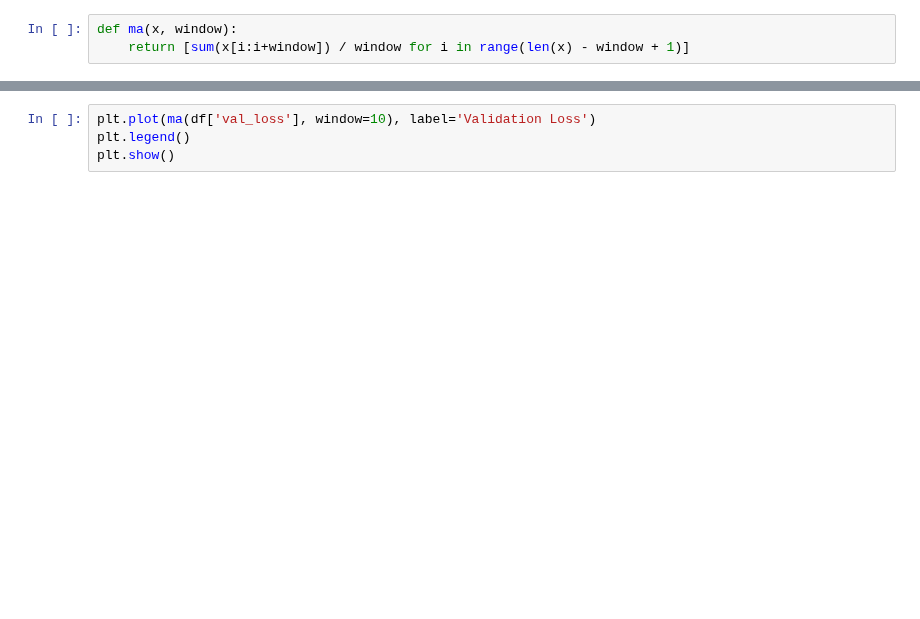
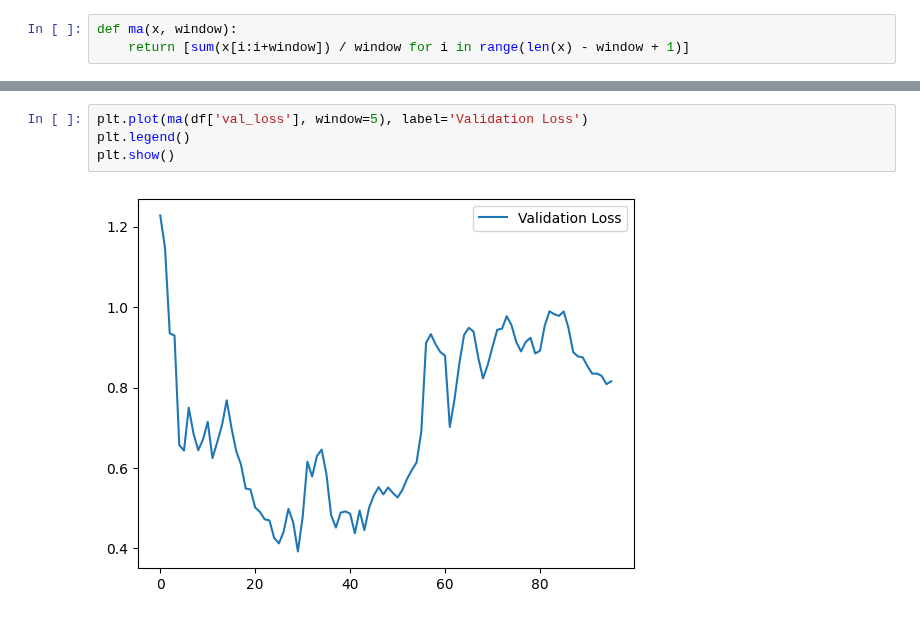
Before and after one commit to EmilienJemelen/selective-classification, a Jupyter notebook: Mammographies/check_train.ipynb, the cells around one changed output, grey strips where cells are left out. Drawn from its saved outputs; the diff is of its cells as text; blank space fills up the shorter version.

```diff
--- a/Mammographies/check_train.ipynb
+++ b/Mammographies/check_train.ipynb
@@ -20,5 +31,7 @@ plt.show()
 # %%
-plt.plot(ma(df['val_loss'], window=10), label='Validation Loss')
+plt.plot(ma(df['val_loss'], window=5), label='Validation Loss')
 plt.legend()
 plt.show()
+# %% [output]
+[figure, added]
 # %%
```
Also changed, not shown: parts of 4 cells of this notebook, 3 other files.
